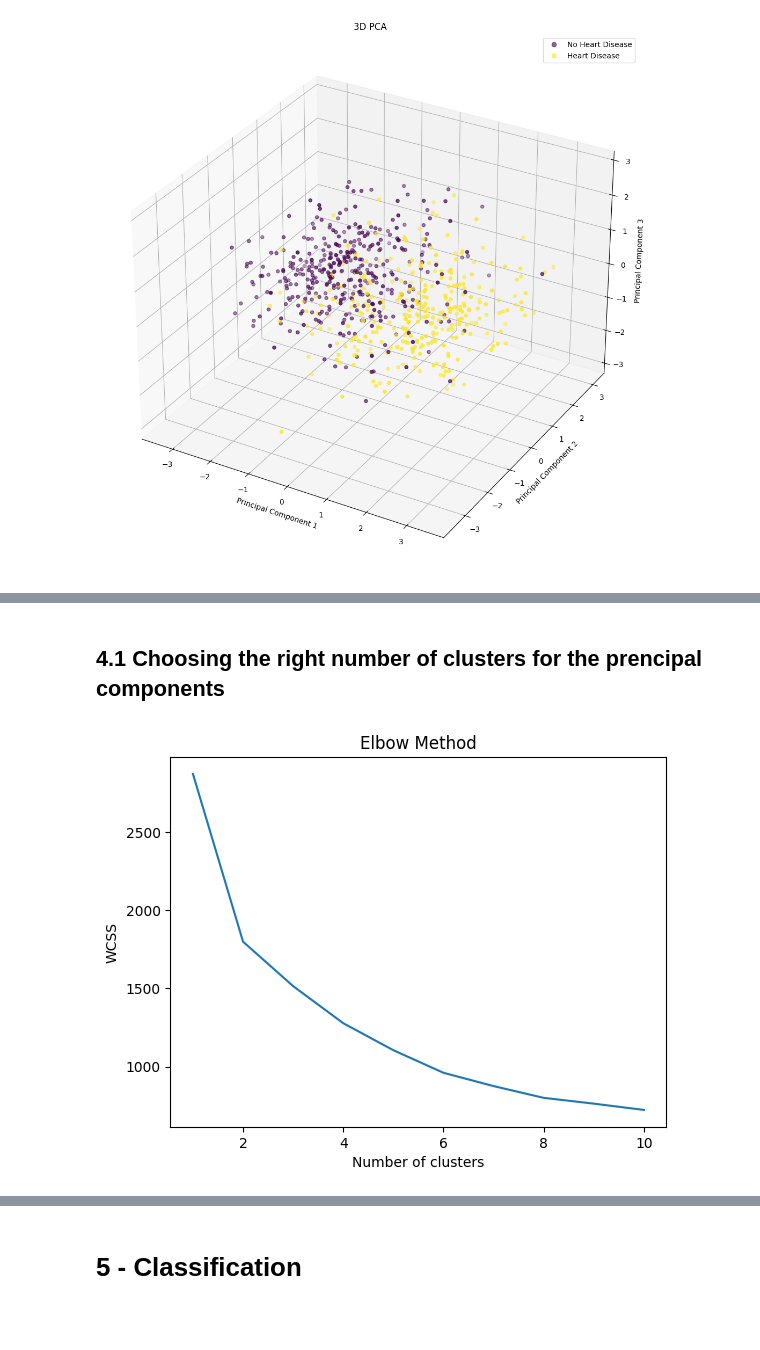
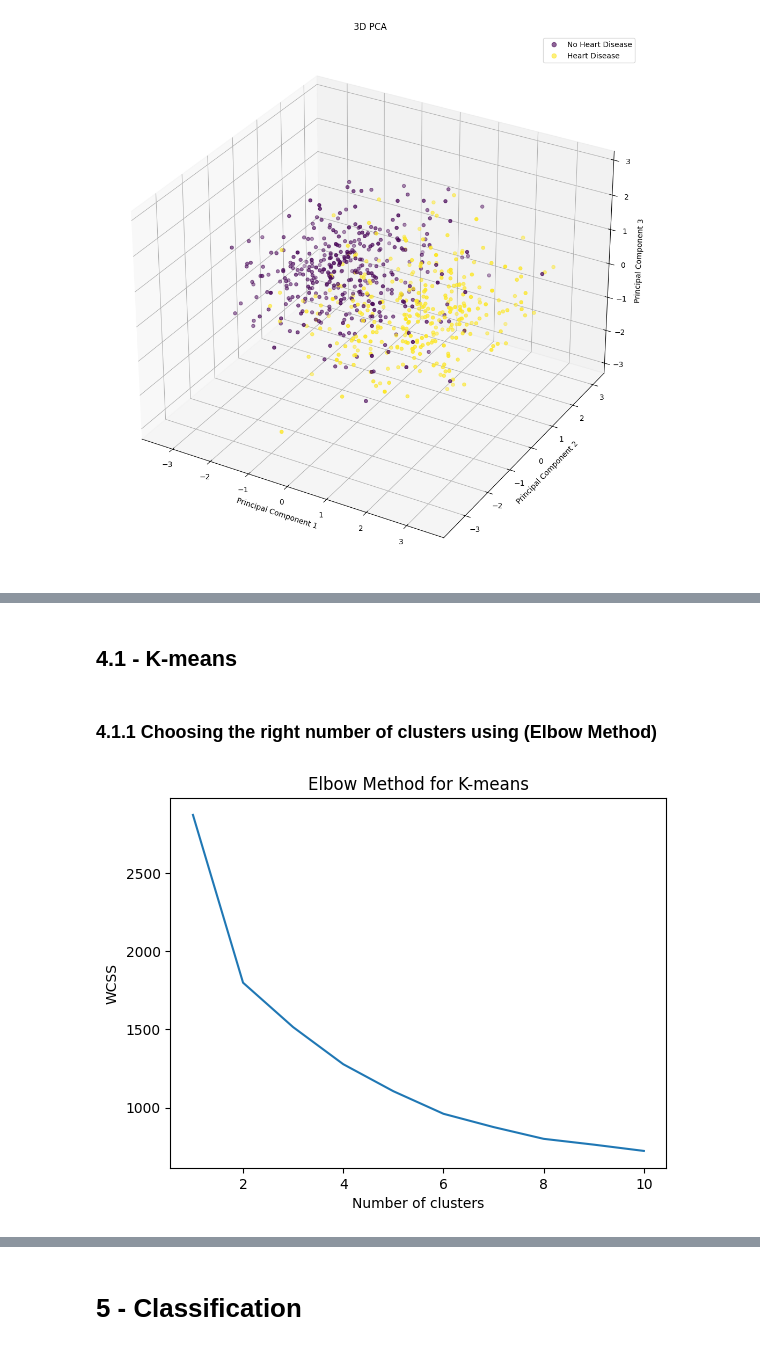
Before and after one commit to hosain-ghoraba/Heart-Disease-detection, a Jupyter notebook: Heart_Failure_Prediction.ipynb, the cells around one changed output, grey strips where cells are left out. Drawn from its saved outputs; the diff is of its cells as text; code cells hidden in the pictures; blank space fills up the shorter version.

```diff
--- a/Heart_Failure_Prediction.ipynb
+++ b/Heart_Failure_Prediction.ipynb
@@ -58,6 +61,7 @@ else:
 <h2> 0.4 - Some global settings </h2>
 # %%
 pd.set_option('display.float_format', '{:.2f}'.format)
+RANDOM_STATE = 42
 # %% [markdown]
 <h1> 1 - Data Exploration and visualization </h1>
 # %% [markdown]
@@ -95,18 +99,3 @@ df.describe()
 | max | 77.00 | 200.00 | 603.00 | 1.00 | 202.00 | 6.20 | 1.00 |
 # %% [markdown]
 <h2> 1.3 - Frequency plot & histogram </h2>
-# %%
-# select all columns except the last one (target)
-all_features = df.iloc[:,:-1]
-# display plot for each column
-for column in all_features.columns:
-    # display a plot depending on the type of the column, catogonal(object) or numerical
-    if all_features[column].dtype == 'object':
-        # frequency plot
-        all_features[column].value_counts().plot(kind='bar', title=column, figsize=(2, 2))
-        plt.show()
-    else:
-        # histogram
-        all_features[column].hist(figsize=(2, 2))
-        plt.title(column)
-        plt.show()
@@ -124,0 +102,12 @@ for column in all_features.columns:
+# %%
+#-------- plot continuous features
+CONTINUOUS_FEATURES = ['Age', 'RestingBP', 'Cholesterol', 'MaxHR', 'Oldpeak']
+df[CONTINUOUS_FEATURES].hist(figsize=(10, 10))
+
+#-------- plot categorical features
+CATEGORICAL_FEATURES = df.columns.difference(CONTINUOUS_FEATURES).difference(['HeartDisease'])
+fig, axes = plt.subplots(2, 3, figsize=(10, 10))
+axes = axes.flatten()
+plt.subplots_adjust(hspace=0.5)
+for i, feature in enumerate(CATEGORICAL_FEATURES):
+    df[feature].value_counts().plot(kind='bar', ax=axes[i], title=feature, width=0.5)
@@ -457,19 +446,18 @@ pca_plot.show()
+# %% [markdown]
+<h2> 4.1 - K-means </h2>
 # %% [markdown]
-<h2> 4.1 Choosing the right number of clusters for the prencipal components </h2>
+<h3> 4.1.1 Choosing the right number of clusters using (Elbow Method) </h3>
 # %%
-# we will use all features
-# first lets find the best number of clusters using the elbow method
 wcss = []
 for i in range(1, 11):
-    kmeans = KMeans(n_clusters=i, init='k-means++', random_state=42)
+    kmeans = KMeans(n_clusters=i, init='k-means++', random_state=RANDOM_STATE)
     kmeans.fit(principalComponents)
     wcss.append(kmeans.inertia_)
 plt.plot(range(1, 11), wcss)
-plt.title('Elbow Method')
+plt.title('Elbow Method for K-means')
 plt.xlabel('Number of clusters')
-# WCSS stands for (Within Cluster Sum of Squares)
 plt.ylabel('WCSS')
 plt.show()
 # %% [output]
-[figure, old version]
+[figure, new version]
 # %% [markdown]
```
Also changed, not shown: parts of 22 cells of this notebook.
